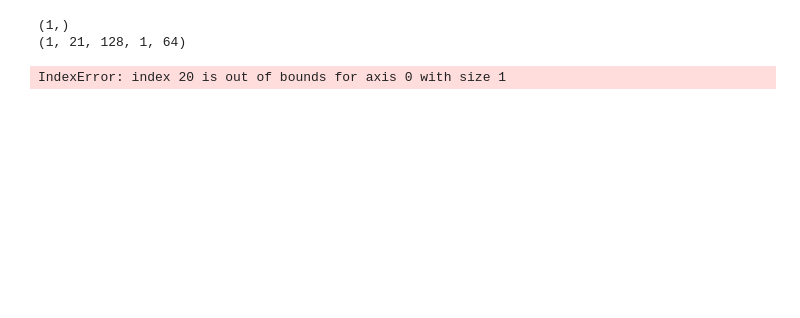
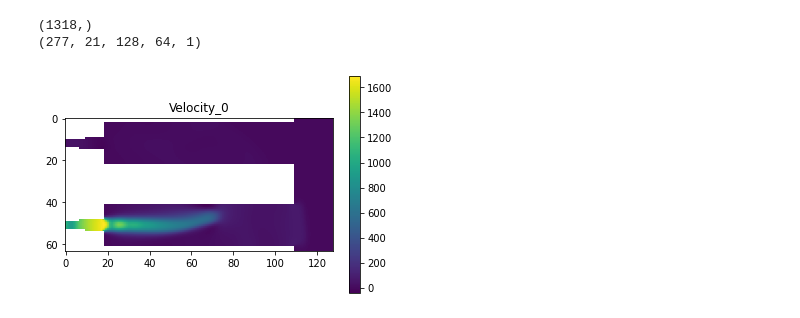
Before and after one commit to maikel/FiniteVolumeSolver, a Jupyter notebook: extra/MultiTube/PlotPlenum.ipynb, the cells around one changed output. Cells and saved outputs as stored; diff of their text form; code cells hidden in the pictures; blank space fills up the shorter version.

```diff
--- a/extra/MultiTube/PlotPlenum.ipynb
+++ b/extra/MultiTube/PlotPlenum.ipynb
@@ -19,17 +17,28 @@ file = Load(parent_path, local_path, filename)
 # %%
-data  = np.array(file["data"])
-times = np.array(file["times"])
+file = Load(parent_path, local_path, filename)
+data  = np.array(file["data"][1000:1277,:,:,:,:])
+times = np.array(file["times"][:])
+file.close()
-# %%
-print(times.shape)
-print(data.shape)
-density = data[:,0,0,:,:]
-f = plt.figure()
-
-density_i = density[0,:,:]
-plt.imshow(density_i, origin="lower")
-plt.colorbar()
-print(density_i)
-# %% [output]
-(1,)
-(1, 21, 128, 1, 64)
-IndexError: index 20 is out of bounds for axis 0 with size 1
+# %%
+print(times.shape)
+print(data.shape)
+density = data[:,0,:,:,0]
+momentum_x = data[:,1,:,:,0]
+
+i = 276
+
+density_i = np.reshape(density[i,:,:], [64, 128])
+max_density = np.max(density_i)
+momentum_x_i = np.reshape(momentum_x[i,:,:], [64, 128])
+velocity_x_i = np.where(density_i > 0, momentum_x_i / density_i, np.nan)
+# %% [output]
+(1318,)
+(277, 21, 128, 64, 1)
+# %%
+velocity_x_figure = plt.figure()
+plt.imshow(velocity_x_i)
+plt.colorbar()
+plt.title("Velocity_0")
+plt.show()
+# %% [output]
+[figure, added]
```
Also changed, not shown: parts of 5 cells of this notebook.
